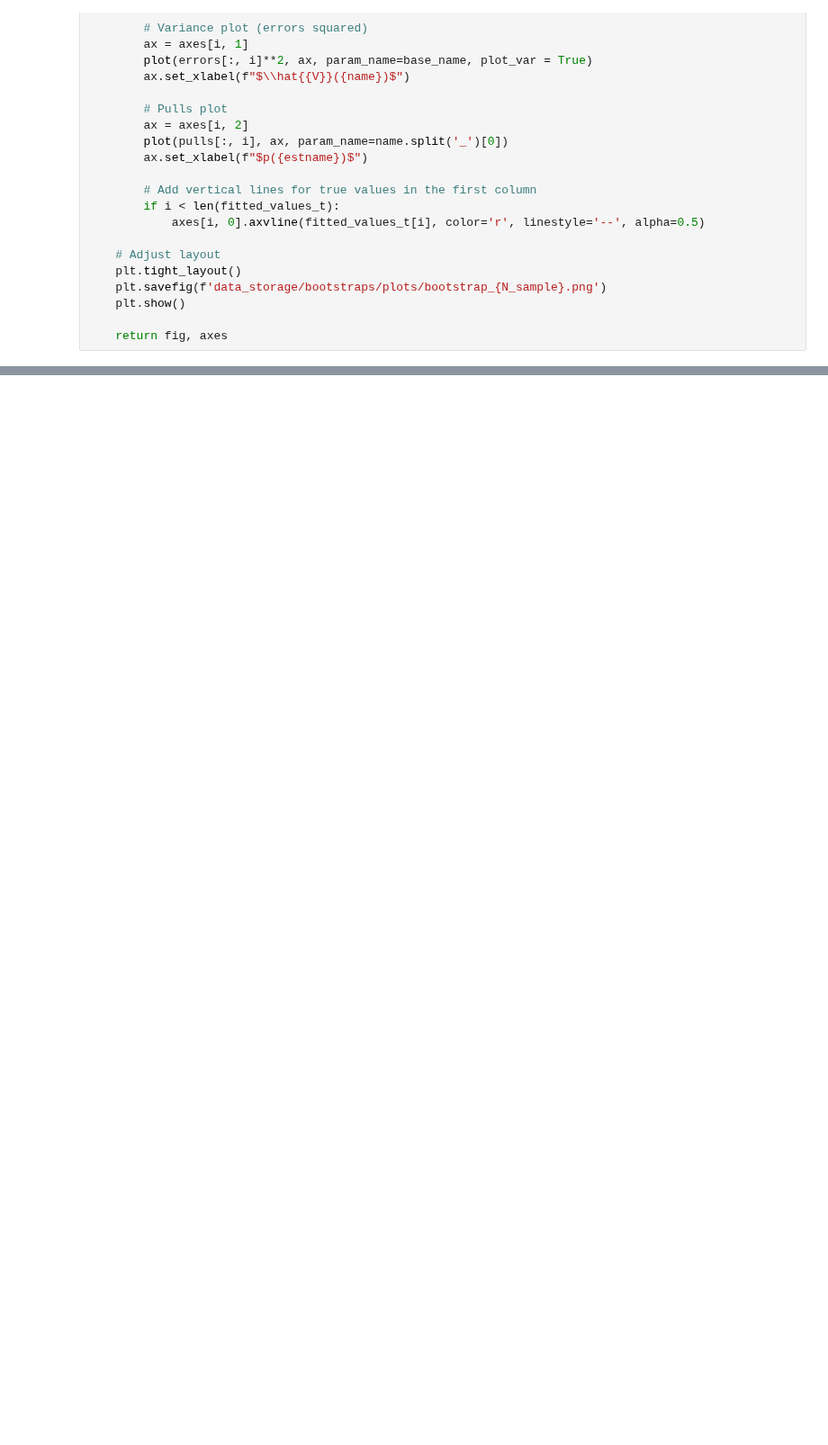
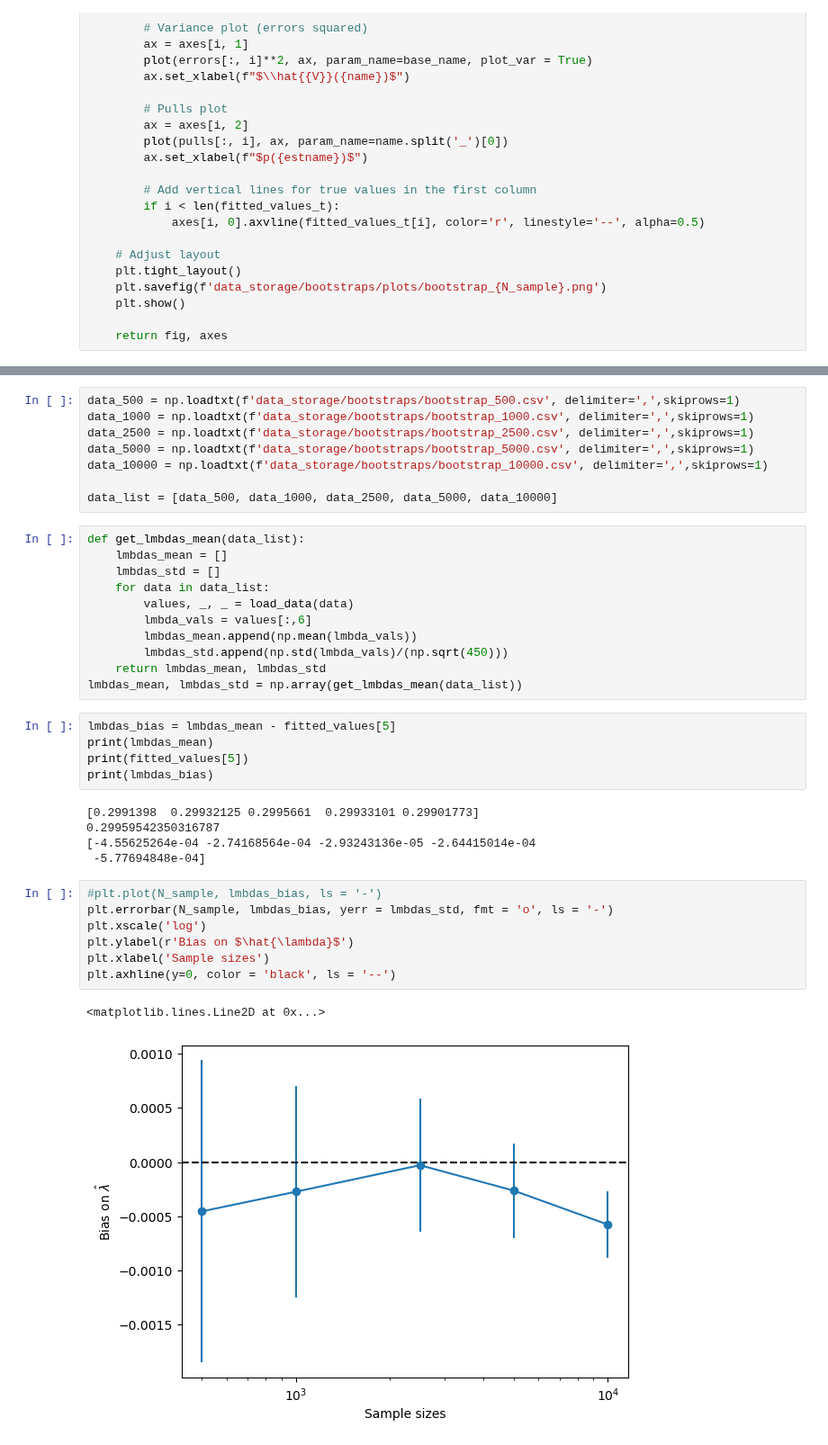
Before and after one commit to elizabethsztan/DIS_S1, a Jupyter notebook: s1_coursework.ipynb, the cells around one changed output, grey strips where cells are left out. Shown at 90% size. Drawn from its saved outputs; the diff is of its cells as text; blank space fills up the shorter version.

```diff
--- a/s1_coursework.ipynb
+++ b/s1_coursework.ipynb
@@ -660,0 +704,39 @@ plot_toys(10000, values, errors, pulls, param_names)
+# %%
+data_500 = np.loadtxt(f'data_storage/bootstraps/bootstrap_500.csv', delimiter=',',skiprows=1)
+data_1000 = np.loadtxt(f'data_storage/bootstraps/bootstrap_1000.csv', delimiter=',',skiprows=1)
+data_2500 = np.loadtxt(f'data_storage/bootstraps/bootstrap_2500.csv', delimiter=',',skiprows=1)
+data_5000 = np.loadtxt(f'data_storage/bootstraps/bootstrap_5000.csv', delimiter=',',skiprows=1)
+data_10000 = np.loadtxt(f'data_storage/bootstraps/bootstrap_10000.csv', delimiter=',',skiprows=1)
+
+data_list = [data_500, data_1000, data_2500, data_5000, data_10000]
+# %%
+def get_lmbdas_mean(data_list):
+    lmbdas_mean = []
+    lmbdas_std = []
+    for data in data_list:
+        values, _, _ = load_data(data)
+        lmbda_vals = values[:,6]
+        lmbdas_mean.append(np.mean(lmbda_vals))
+        lmbdas_std.append(np.std(lmbda_vals)/(np.sqrt(450)))
+    return lmbdas_mean, lmbdas_std
+lmbdas_mean, lmbdas_std = np.array(get_lmbdas_mean(data_list))
+# %%
+lmbdas_bias = lmbdas_mean - fitted_values[5]
+print(lmbdas_mean)
+print(fitted_values[5])
+print(lmbdas_bias)
+# %% [output]
+[0.2991398  0.29932125 0.2995661  0.29933101 0.29901773]
+0.29959542350316787
+[-4.55625264e-04 -2.74168564e-04 -2.93243136e-05 -2.64415014e-04
+ -5.77694848e-04]
+# %%
+#plt.plot(N_sample, lmbdas_bias, ls = '-')
+plt.errorbar(N_sample, lmbdas_bias, yerr = lmbdas_std, fmt = 'o', ls = '-')
+plt.xscale('log')
+plt.ylabel(r'Bias on $\hat{\lambda}$')
+plt.xlabel('Sample sizes')
+plt.axhline(y=0, color = 'black', ls = '--')
+# %% [output]
+<matplotlib.lines.Line2D at 0x...>
+[figure, added]
```
Also changed, not shown: parts of 28 cells of this notebook, 5 other files.
